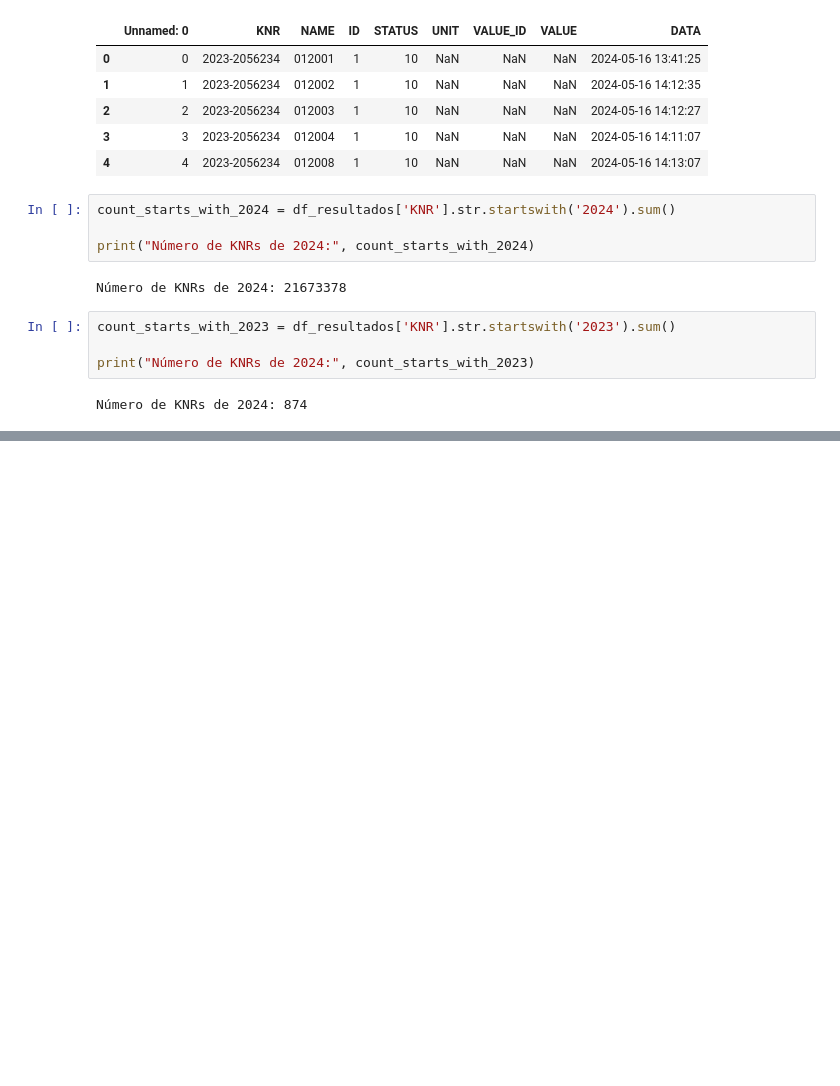
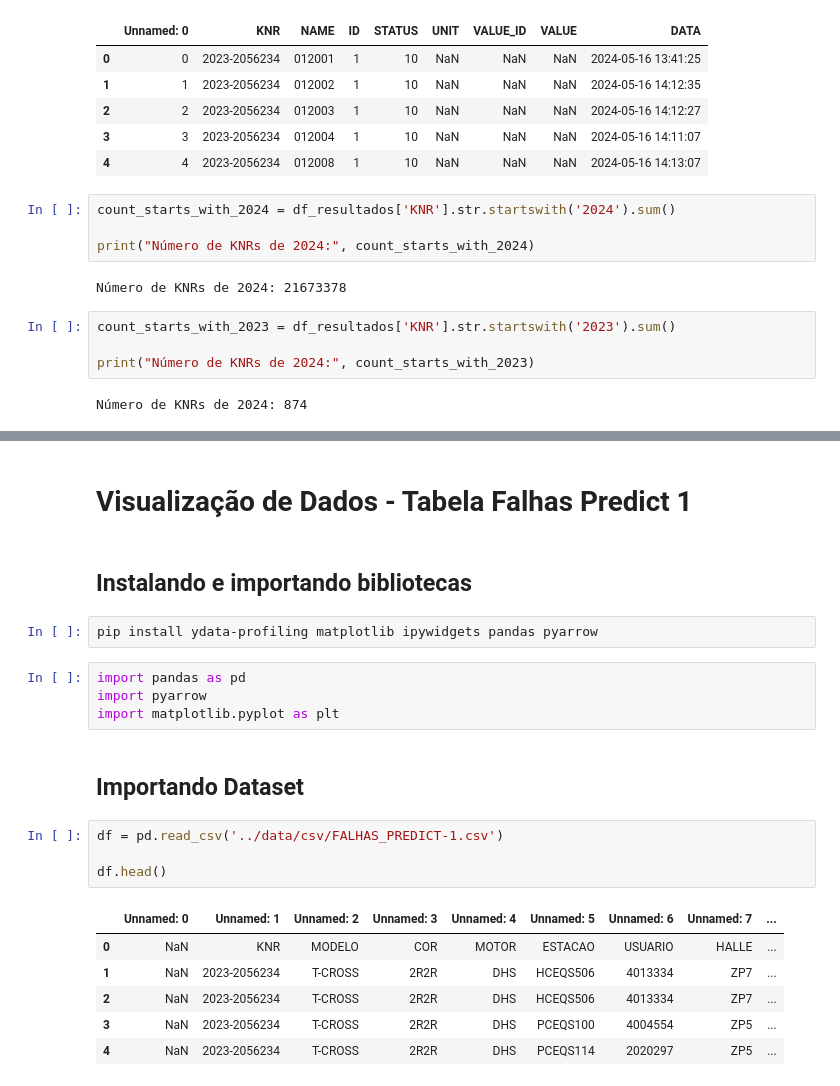
Before and after one commit to Inteli-College/2024-2A-T08-EC07-G05, a Jupyter notebook: src/notebooks/Sprint_1/visualization.ipynb, the cells around one changed output, grey strips where cells are left out. Cells and saved outputs as stored; diff of their text form; blank space fills up the shorter version.

```diff
--- a/src/notebooks/visualization.ipynb
+++ b/src/notebooks/Sprint_1/visualization.ipynb
@@ -575,0 +589,23 @@ Número de KNRs de 2024: 874
+# %% [markdown]
+# Visualização de Dados - Tabela Falhas Predict 1
+# %% [markdown]
+## Instalando e importando bibliotecas
+# %%
+pip install ydata-profiling matplotlib ipywidgets pandas pyarrow
+# %%
+import pandas as pd
+import pyarrow
+import matplotlib.pyplot as plt
+# %% [markdown]
+## Importando Dataset
+# %%
+df = pd.read_csv('../data/csv/FALHAS_PREDICT-1.csv')
+
+df.head()
+# %% [output]
+|  | Unnamed: 0 | Unnamed: 1 | Unnamed: 2 | Unnamed: 3 | Unnamed: 4 | Unnamed: 5 | Unnamed: 6 | Unnamed: 7 | ... |
+| 0 | NaN | KNR | MODELO | COR | MOTOR | ESTACAO | USUARIO | HALLE | ... |
+| 1 | NaN | 2023-2056234 | T-CROSS | 2R2R | DHS | HCEQS506 | 4013334 | ZP7 | ... |
+| 2 | NaN | 2023-2056234 | T-CROSS | 2R2R | DHS | HCEQS506 | 4013334 | ZP7 | ... |
+| 3 | NaN | 2023-2056234 | T-CROSS | 2R2R | DHS | PCEQS100 | 4004554 | ZP5 | ... |
+| 4 | NaN | 2023-2056234 | T-CROSS | 2R2R | DHS | PCEQS114 | 2020297 | ZP5 | ... |
```
Also changed, not shown: parts of 7 cells of this notebook, 9 other files.
